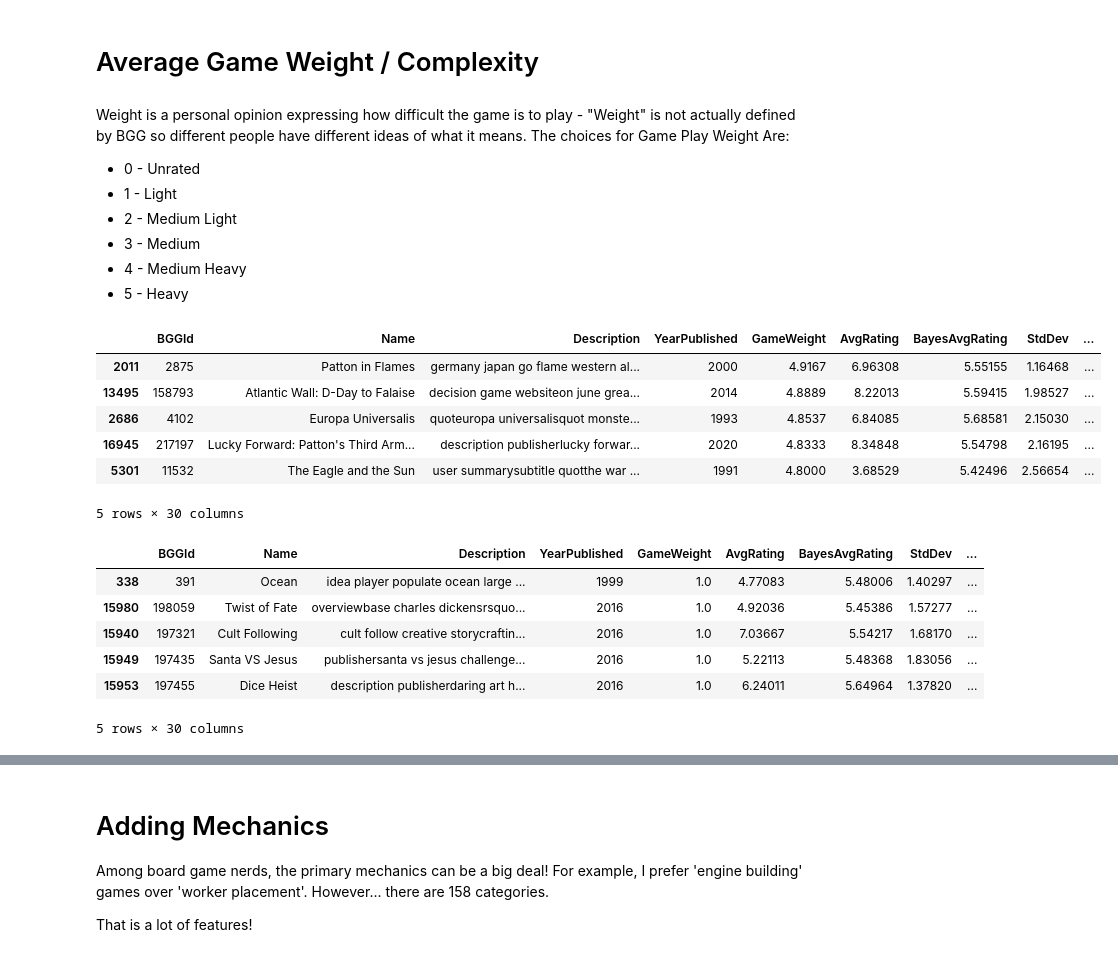
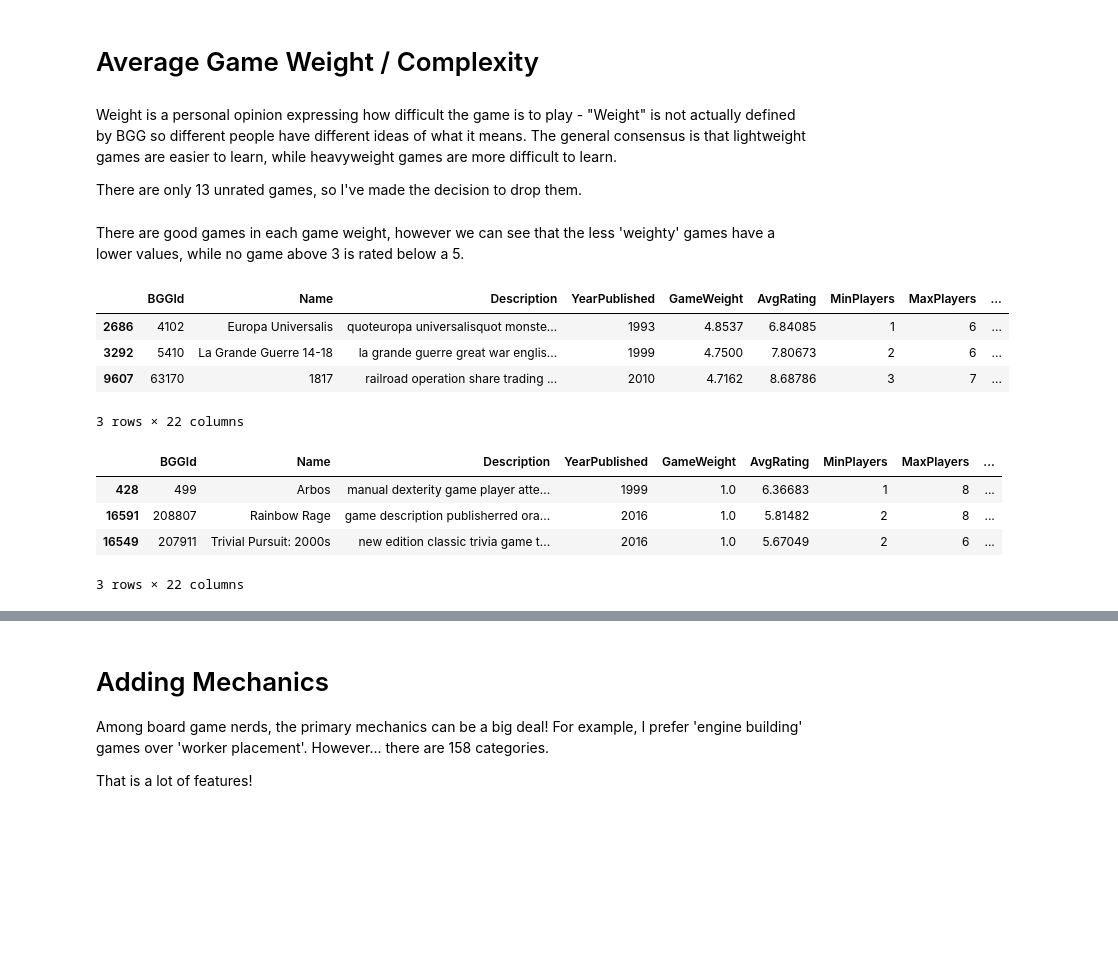
Before and after one commit to mcumiskey/Meeple-Matchmaker, a Jupyter notebook: EDA.ipynb, the cells around one changed output, grey strips where cells are left out. Saved outputs shown, nothing was run; the diff lists cells and outputs as text; code cells hidden in the pictures; blank space fills up the shorter version.

```diff
--- a/EDA.ipynb
+++ b/EDA.ipynb
@@ -60,7 +63,7 @@ We will also drop games that are reimplementations of older games.
 boardgames_df = boardgames_df.drop(columns=['Rank:boardgame', 'Rank:strategygames', 'Rank:abstracts', 'Rank:familygames', 'Rank:thematic', 'Rank:cgs', 'Rank:wargames', 'Rank:partygames', 'Rank:childrensgames',
                                             'Cat:Thematic', 'Cat:Strategy', 'Cat:War', 'Cat:Family', 'Cat:CGS', 'Cat:Abstract', 'Cat:Party', 'Cat:Childrens'])
 boardgames_df = boardgames_df.loc[boardgames_df['IsReimplementation'] == 0]
-boardgames_df = boardgames_df.drop(columns=['NumImplementations'])
+boardgames_df = boardgames_df.drop(columns=['NumImplementations', 'IsReimplementation', 'NumAlternates', 'NumExpansions', 'NumComments', 'LanguageEase', 'NumWish'])
 boardgames_df.head()
 # %% [output]
 |  | BGGId | Name | Description | YearPublished | GameWeight | AvgRating | BayesAvgRating | StdDev | ... |
@@ -101,0 +166,3 @@ I think it would be interesting to do a before and after T-test of games publish
+# %%
+modern_boardgames_df = boardgames_df.loc[boardgames_df['NumUserRatings']>=100]
+modern_boardgames_df.sort_values(by='NumUserRatings', ascending=False)[:5]
@@ -149,13 +226,13 @@ fig.show()
 This rating causes games with *few votes* but very high ratings to rank lower than games with *many more votes* but a lower Average Rating.
 
 It also pushes the scores overall closer to the average rating of all games on the site, around 5.5-6 ("Ok game, some fun or challenge at least, will play sporadically if in the right mood.") using dummy variables : with no way to verify these, I will be using average rating instead.
+# %%
+modern_boardgames_df = modern_boardgames_df.drop(columns=['BayesAvgRating', 'StdDev'])
 # %% [markdown]
 # Average Game Weight / Complexity
 # %% [markdown]
-Weight is a personal opinion expressing how difficult the game is to play - "Weight" is not actually defined by BGG so different people have different ideas of what it means. The choices for Game Play Weight Are:
-- 0 - Unrated
-- 1 - Light
-- 2 - Medium Light
-- 3 - Medium
-- 4 - Medium Heavy
-- 5 - Heavy
+Weight is a personal opinion expressing how difficult the game is to play - "Weight" is not actually defined by BGG so different people have different ideas of what it means. The general consensus is that lightweight games are easier to learn, while heavyweight games are more difficult to learn.
+
+There are only 13 unrated games, so I've made the decision to drop them.
+# %%
+modern_boardgames_df = modern_boardgames_df.loc[modern_boardgames_df['GameWeight']>0]
@@ -162 +248,3 @@ Weight is a personal opinion expressing how difficult the game is to play - "Wei
+# %% [markdown]
+There are good games in each game weight, however we can see that the less 'weighty' games have a lower values, while no game above 3 is rated below a 5.
 # %%
@@ -171,23 +259,19 @@ fig.show()
 # %%
 heavyweight = modern_boardgames_df.loc[modern_boardgames_df['GameWeight']>=3]
 
-heavyweight.sort_values('GameWeight', ascending=False).head()
+heavyweight.sort_values('GameWeight', ascending=False)[:3]
 # %% [output]
-|  | BGGId | Name | Description | YearPublished | GameWeight | AvgRating | BayesAvgRating | StdDev | ... |
-| 2011 | 2875 | Patton in Flames | germany japan go flame western al... | 2000 | 4.9167 | 6.96308 | 5.55155 | 1.16468 | ... |
-| 13495 | 158793 | Atlantic Wall: D-Day to Falaise | decision game websiteon june grea... | 2014 | 4.8889 | 8.22013 | 5.59415 | 1.98527 | ... |
-| 2686 | 4102 | Europa Universalis | quoteuropa universalisquot monste... | 1993 | 4.8537 | 6.84085 | 5.68581 | 2.15030 | ... |
-| 16945 | 217197 | Lucky Forward: Patton's Third Arm... | description publisherlucky forwar... | 2020 | 4.8333 | 8.34848 | 5.54798 | 2.16195 | ... |
-| 5301 | 11532 | The Eagle and the Sun | user summarysubtitle quotthe war ... | 1991 | 4.8000 | 3.68529 | 5.42496 | 2.56654 | ... |
+|  | BGGId | Name | Description | YearPublished | GameWeight | AvgRating | MinPlayers | MaxPlayers | ... |
+| 2686 | 4102 | Europa Universalis | quoteuropa universalisquot monste... | 1993 | 4.8537 | 6.84085 | 1 | 6 | ... |
+| 3292 | 5410 | La Grande Guerre 14-18 | la grande guerre great war englis... | 1999 | 4.7500 | 7.80673 | 2 | 6 | ... |
+| 9607 | 63170 | 1817 | railroad operation share trading ... | 2010 | 4.7162 | 8.68786 | 3 | 7 | ... |
-5 rows × 30 columns
+3 rows × 22 columns
 # %%
 lightweight = modern_boardgames_df.loc[modern_boardgames_df['GameWeight']==1]
-lightweight.sort_values('GameWeight', ascending=False).head()
+lightweight.sort_values('GameWeight')[:3]
 # %% [output]
-|  | BGGId | Name | Description | YearPublished | GameWeight | AvgRating | BayesAvgRating | StdDev | ... |
-| 338 | 391 | Ocean | idea player populate ocean large ... | 1999 | 1.0 | 4.77083 | 5.48006 | 1.40297 | ... |
-| 15980 | 198059 | Twist of Fate | overviewbase charles dickensrsquo... | 2016 | 1.0 | 4.92036 | 5.45386 | 1.57277 | ... |
-| 15940 | 197321 | Cult Following | cult follow creative storycraftin... | 2016 | 1.0 | 7.03667 | 5.54217 | 1.68170 | ... |
-| 15949 | 197435 | Santa VS Jesus | publishersanta vs jesus challenge... | 2016 | 1.0 | 5.22113 | 5.48368 | 1.83056 | ... |
-| 15953 | 197455 | Dice Heist | description publisherdaring art h... | 2016 | 1.0 | 6.24011 | 5.64964 | 1.37820 | ... |
+|  | BGGId | Name | Description | YearPublished | GameWeight | AvgRating | MinPlayers | MaxPlayers | ... |
+| 428 | 499 | Arbos | manual dexterity game player atte... | 1999 | 1.0 | 6.36683 | 1 | 8 | ... |
+| 16591 | 208807 | Rainbow Rage | game description publisherred ora... | 2016 | 1.0 | 5.81482 | 2 | 8 | ... |
+| 16549 | 207911 | Trivial Pursuit: 2000s | new edition classic trivia game t... | 2016 | 1.0 | 5.67049 | 2 | 6 | ... |
-5 rows × 30 columns
+3 rows × 22 columns
```
Also changed, not shown: parts of 76 cells of this notebook, 2 other files.
